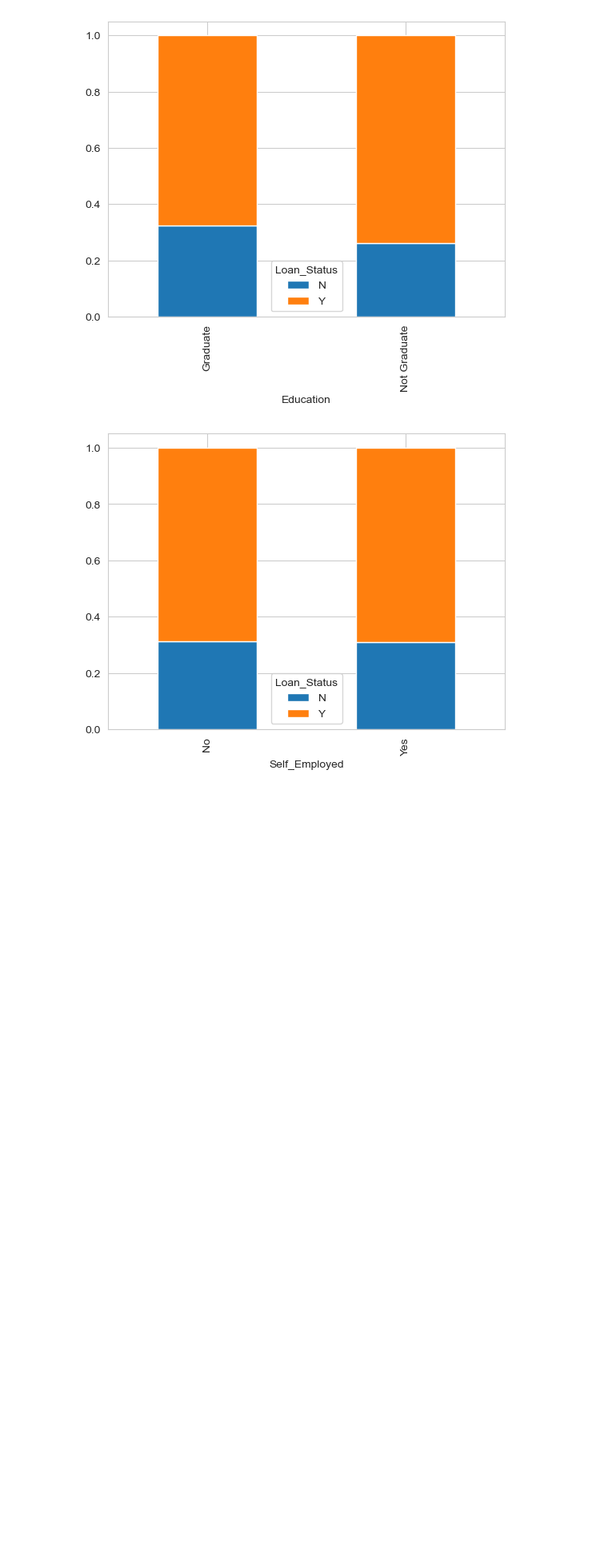
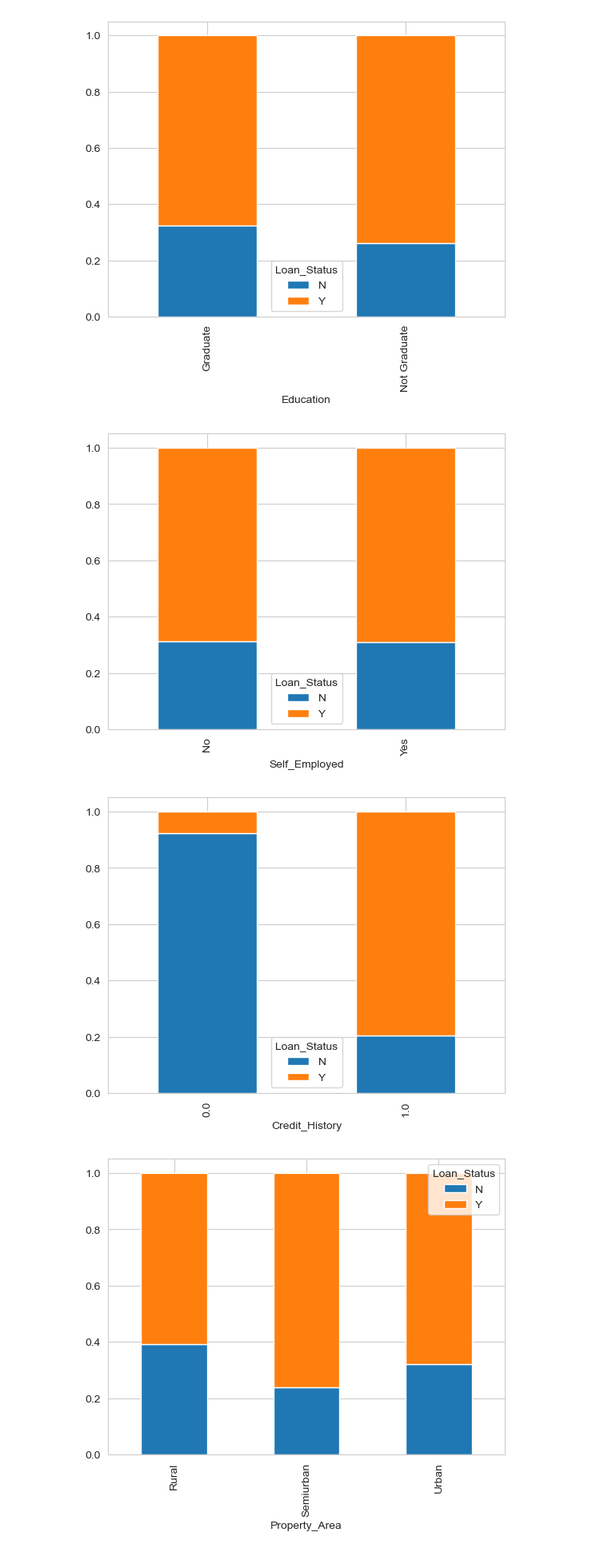
Before and after one commit to shyamghan17/MachineLearning, a Jupyter notebook: ML Assignment/LoanPredictionTrainning.ipynb, the cells around one changed output. Shown at 80% size. Saved outputs shown, nothing was run; the diff lists cells and outputs as text; code cells hidden in the pictures; blank space fills up the shorter version.

```diff
--- a/ML Assignment/LoanPredictionTrainning.ipynb
+++ b/ML Assignment/LoanPredictionTrainning.ipynb
@@ -157,3 +157,14 @@ plt.show()
 [figure]
 [figure]
 [figure]
+# %%
+Credit_History = pd.crosstab(test['Credit_History'], test['Loan_Status'])
+# %%
+Property_Area = pd.crosstab(test['Property_Area'], test['Loan_Status'])
+Credit_History.div(Credit_History.sum(1).astype(float),axis=0).plot(kind='bar', stacked=True)
+plt.show()
+Property_Area.div(Property_Area.sum(1).astype(float), axis=0).plot(kind='bar', stacked=True)
+plt.show()
+# %% [output]
+[figure, added]
+[figure, added]
```
Also changed, not shown: parts of 10 cells of this notebook, 2 other files.
